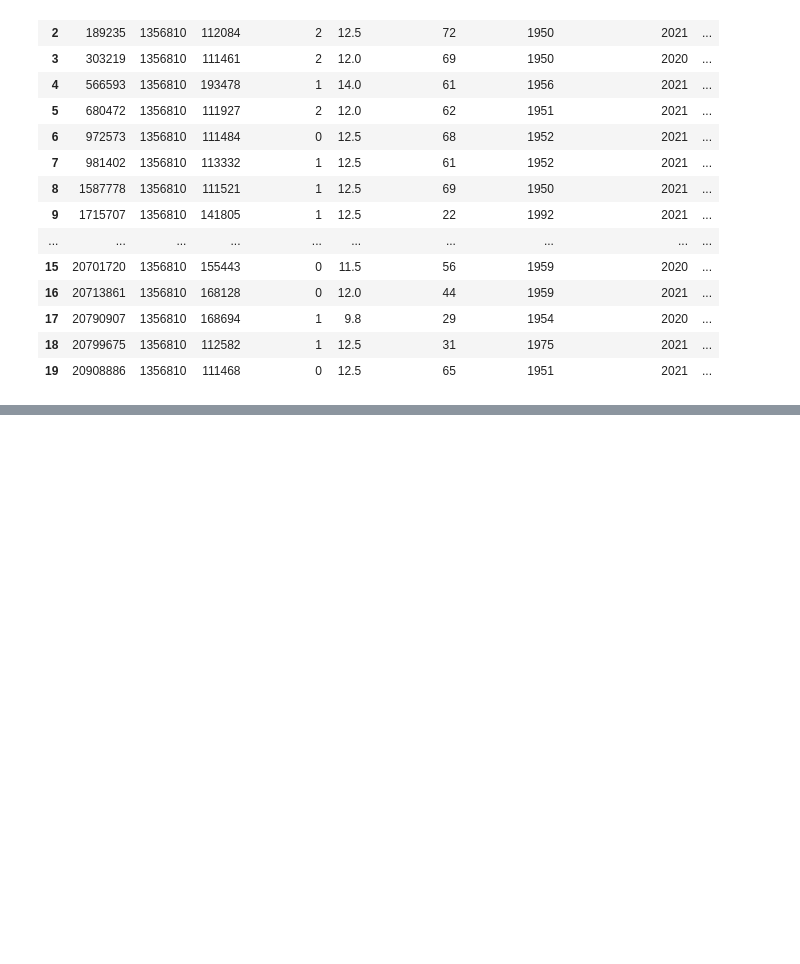
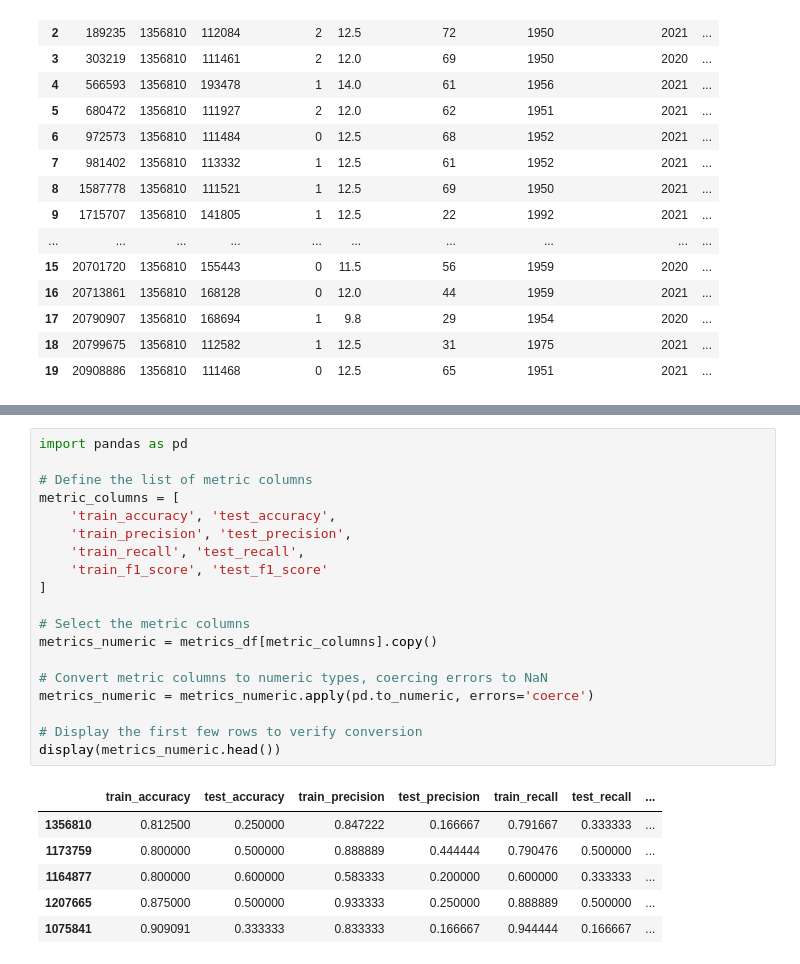
Before and after one commit to NikiLalev/rs_project_group12, a Jupyter notebook: experiments/final_individual_recsys_joao.ipynb, the cells around one changed output, grey strips where cells are left out. Drawn from its saved outputs; the diff is of its cells as text; blank space fills up the shorter version.

```diff
--- a/experiments/final_individual_recsys_joao.ipynb
+++ b/experiments/final_individual_recsys_joao.ipynb
@@ -251,0 +410,26 @@ Merged Data:
+# %%
+import pandas as pd
+
+# Define the list of metric columns
+metric_columns = [
+    'train_accuracy', 'test_accuracy',
+    'train_precision', 'test_precision',
+    'train_recall', 'test_recall',
+    'train_f1_score', 'test_f1_score'
+]
+
+# Select the metric columns
+metrics_numeric = metrics_df[metric_columns].copy()
+
+# Convert metric columns to numeric types, coercing errors to NaN
+metrics_numeric = metrics_numeric.apply(pd.to_numeric, errors='coerce')
+
+# Display the first few rows to verify conversion
+display(metrics_numeric.head())
+# %% [output]
+|  | train_accuracy | test_accuracy | train_precision | test_precision | train_recall | test_recall | ... |
+| 1356810 | 0.812500 | 0.250000 | 0.847222 | 0.166667 | 0.791667 | 0.333333 | ... |
+| 1173759 | 0.800000 | 0.500000 | 0.888889 | 0.444444 | 0.790476 | 0.500000 | ... |
+| 1164877 | 0.800000 | 0.600000 | 0.583333 | 0.200000 | 0.600000 | 0.333333 | ... |
+| 1207665 | 0.875000 | 0.500000 | 0.933333 | 0.250000 | 0.888889 | 0.500000 | ... |
+| 1075841 | 0.909091 | 0.333333 | 0.833333 | 0.166667 | 0.944444 | 0.166667 | ... |
```
Also changed, not shown: parts of 8 cells of this notebook.
